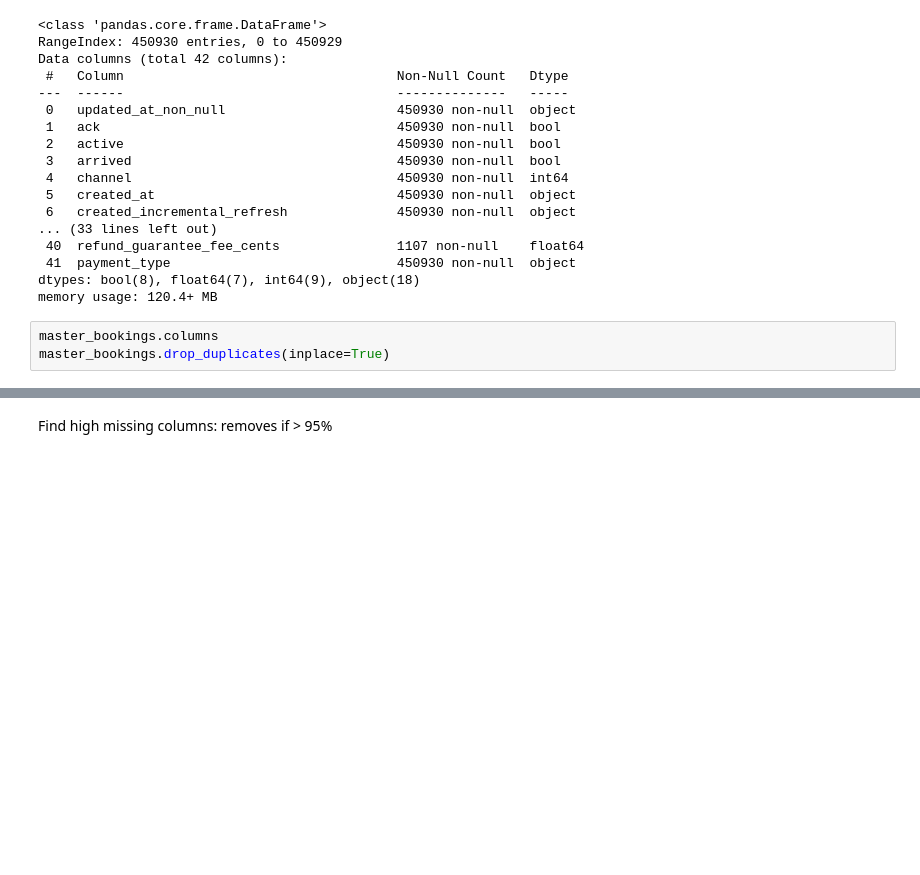
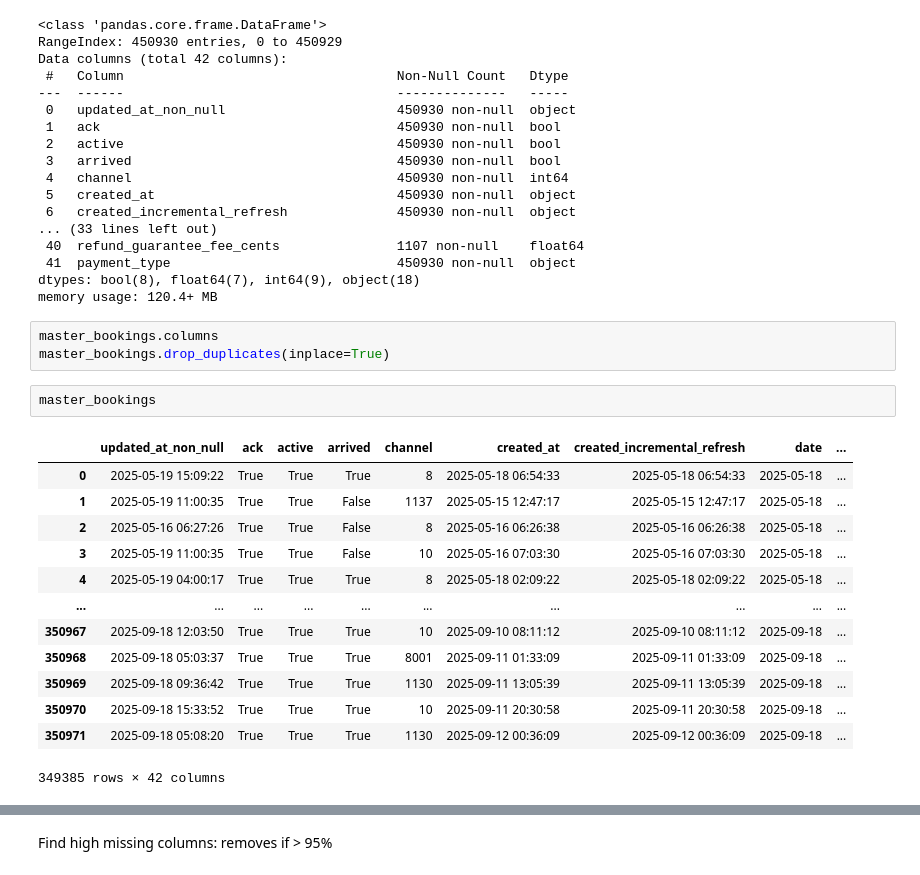
Before and after one commit to liyunling2/OPE, a Jupyter notebook: _1_eda/main.ipynb, the cells around one changed output, grey strips where cells are left out. Drawn from its saved outputs; the diff is of its cells as text; blank space fills up the shorter version.

```diff
--- a/_1_eda/main.ipynb
+++ b/_1_eda/main.ipynb
@@ -54,4 +54,20 @@ memory usage: 120.4+ MB
 # %%
 master_bookings.columns
 master_bookings.drop_duplicates(inplace=True)
+# %%
+master_bookings
+# %% [output]
+|  | updated_at_non_null | ack | active | arrived | channel | created_at | created_incremental_refresh | date | ... |
+| 0 | 2025-05-19 15:09:22 | True | True | True | 8 | 2025-05-18 06:54:33 | 2025-05-18 06:54:33 | 2025-05-18 | ... |
+| 1 | 2025-05-19 11:00:35 | True | True | False | 1137 | 2025-05-15 12:47:17 | 2025-05-15 12:47:17 | 2025-05-18 | ... |
+| 2 | 2025-05-16 06:27:26 | True | True | False | 8 | 2025-05-16 06:26:38 | 2025-05-16 06:26:38 | 2025-05-18 | ... |
+| 3 | 2025-05-19 11:00:35 | True | True | False | 10 | 2025-05-16 07:03:30 | 2025-05-16 07:03:30 | 2025-05-18 | ... |
+| 4 | 2025-05-19 04:00:17 | True | True | True | 8 | 2025-05-18 02:09:22 | 2025-05-18 02:09:22 | 2025-05-18 | ... |
+| ... | ... | ... | ... | ... | ... | ... | ... | ... | ... |
+| 350967 | 2025-09-18 12:03:50 | True | True | True | 10 | 2025-09-10 08:11:12 | 2025-09-10 08:11:12 | 2025-09-18 | ... |
+| 350968 | 2025-09-18 05:03:37 | True | True | True | 8001 | 2025-09-11 01:33:09 | 2025-09-11 01:33:09 | 2025-09-18 | ... |
+| 350969 | 2025-09-18 09:36:42 | True | True | True | 1130 | 2025-09-11 13:05:39 | 2025-09-11 13:05:39 | 2025-09-18 | ... |
+| 350970 | 2025-09-18 15:33:52 | True | True | True | 10 | 2025-09-11 20:30:58 | 2025-09-11 20:30:58 | 2025-09-18 | ... |
+| 350971 | 2025-09-18 05:08:20 | True | True | True | 1130 | 2025-09-12 00:36:09 | 2025-09-12 00:36:09 | 2025-09-18 | ... |
+349385 rows × 42 columns
 # %%
```
Also changed, not shown: parts of 3 cells of this notebook, 4 other files.
